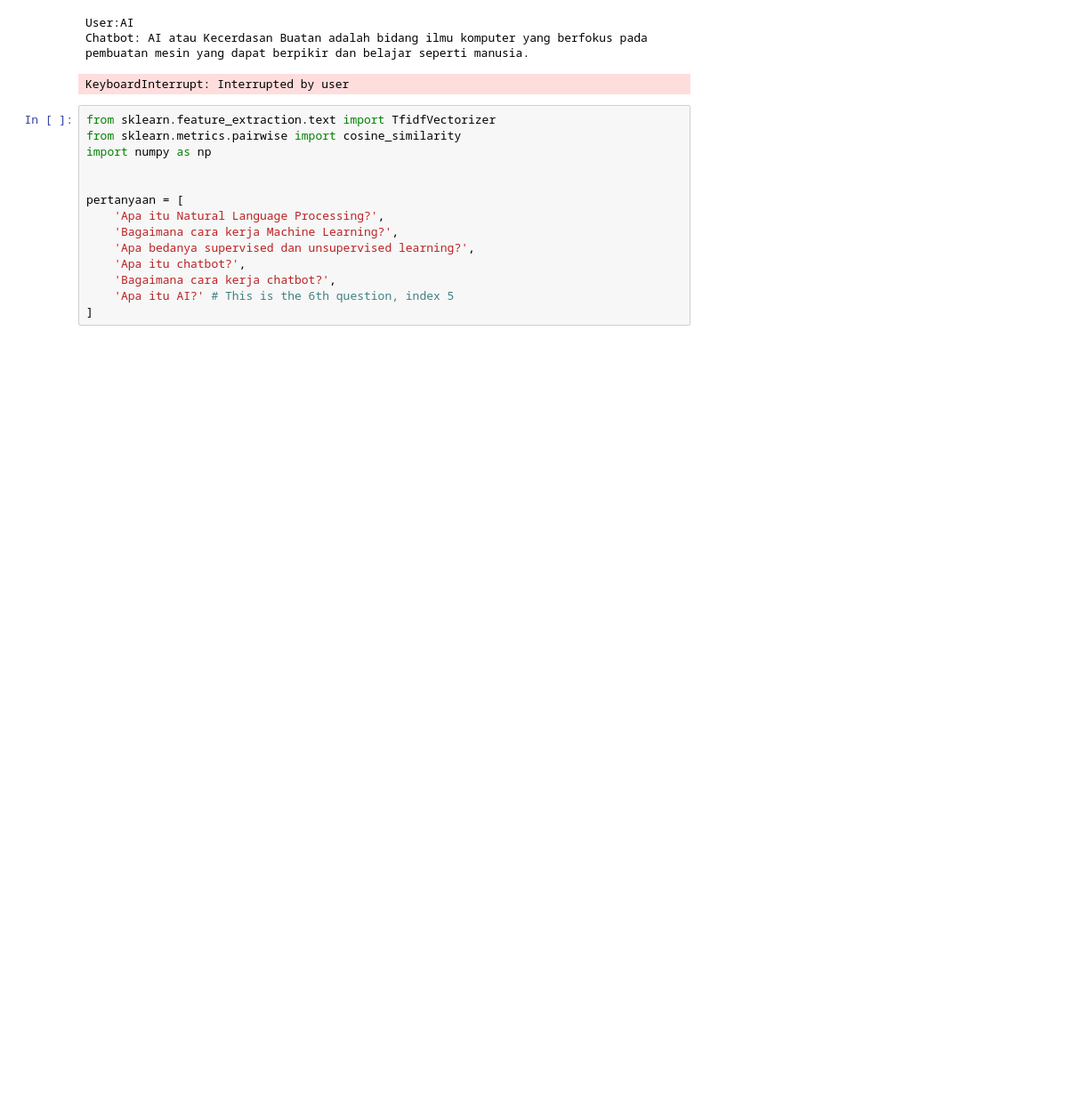
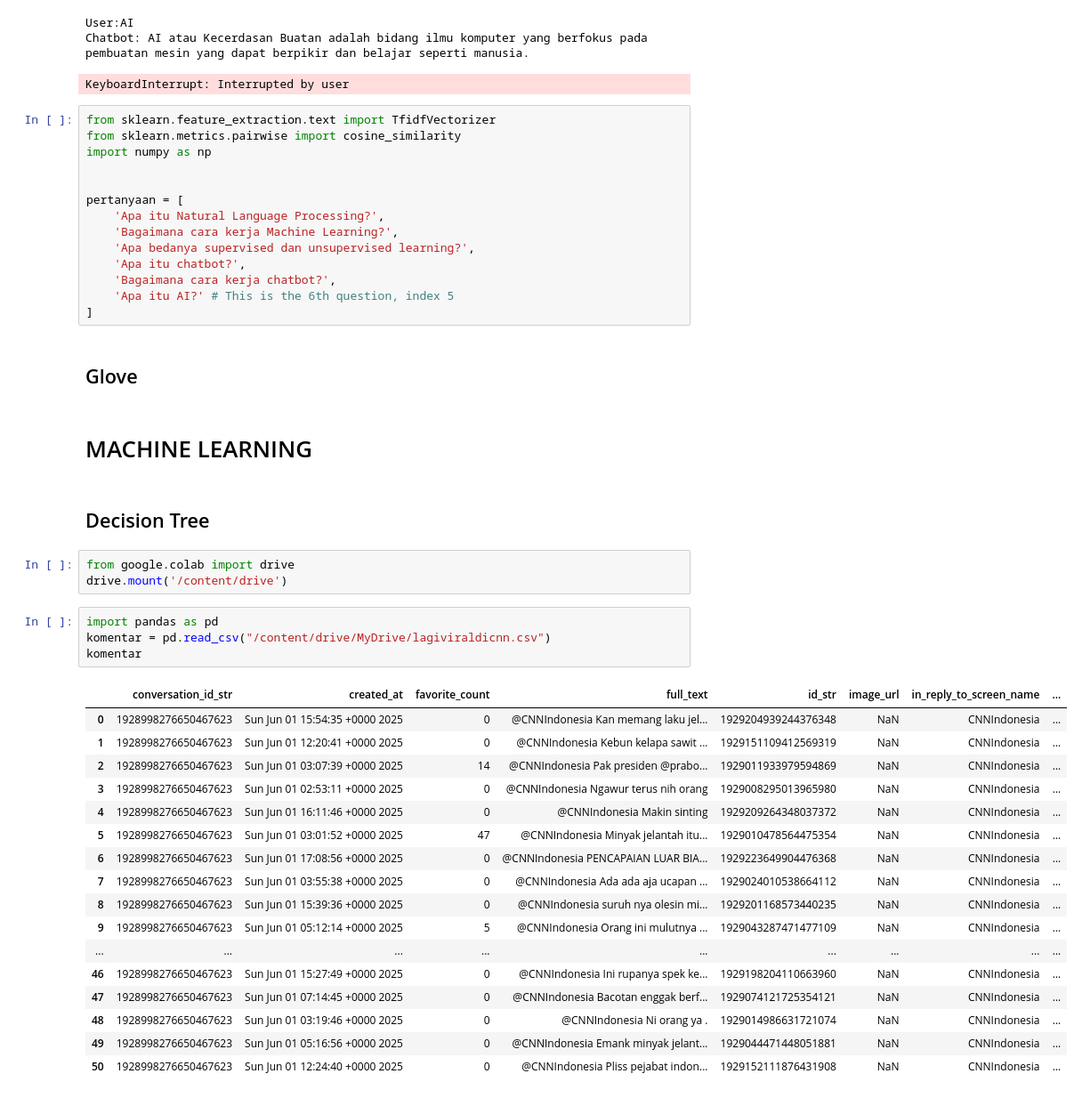
Before and after one commit to wayaadhyasta/Natural-Language-Processing-Udemy-Bisaai, a Jupyter notebook: NLP(UDEMY).ipynb, the cells around one changed output. Shown at 89% size. Saved outputs shown, nothing was run; the diff lists cells and outputs as text; blank space fills up the shorter version.

```diff
--- a/NLP(UDEMY).ipynb
+++ b/NLP(UDEMY).ipynb
@@ -860,3 +860,34 @@ pertanyaan = [
     'Bagaimana cara kerja chatbot?',
     'Apa itu AI?' # This is the 6th question, index 5
 ]
+# %% [markdown]
+## Glove
+# %% [markdown]
+# MACHINE LEARNING
+# %% [markdown]
+## Decision Tree
+# %%
+from google.colab import drive
+drive.mount('/content/drive')
+# %%
+import pandas as pd
+komentar = pd.read_csv("/content/drive/MyDrive/lagiviraldicnn.csv")
+komentar
+# %% [output]
+|  | conversation_id_str | created_at | favorite_count | full_text | id_str | image_url | in_reply_to_screen_name | ... |
+| 0 | 1928998276650467623 | Sun Jun 01 15:54:35 +0000 2025 | 0 | @CNNIndonesia Kan memang laku jel... | 1929204939244376348 | NaN | CNNIndonesia | ... |
+| 1 | 1928998276650467623 | Sun Jun 01 12:20:41 +0000 2025 | 0 | @CNNIndonesia Kebun kelapa sawit ... | 1929151109412569319 | NaN | CNNIndonesia | ... |
+| 2 | 1928998276650467623 | Sun Jun 01 03:07:39 +0000 2025 | 14 | @CNNIndonesia Pak presiden @prabo... | 1929011933979594869 | NaN | CNNIndonesia | ... |
+| 3 | 1928998276650467623 | Sun Jun 01 02:53:11 +0000 2025 | 0 | @CNNIndonesia Ngawur terus nih orang | 1929008295013965980 | NaN | CNNIndonesia | ... |
+| 4 | 1928998276650467623 | Sun Jun 01 16:11:46 +0000 2025 | 0 | @CNNIndonesia Makin sinting | 1929209264348037372 | NaN | CNNIndonesia | ... |
+| 5 | 1928998276650467623 | Sun Jun 01 03:01:52 +0000 2025 | 47 | @CNNIndonesia Minyak jelantah itu... | 1929010478564475354 | NaN | CNNIndonesia | ... |
+| 6 | 1928998276650467623 | Sun Jun 01 17:08:56 +0000 2025 | 0 | @CNNIndonesia PENCAPAIAN LUAR BIA... | 1929223649904476368 | NaN | CNNIndonesia | ... |
+| 7 | 1928998276650467623 | Sun Jun 01 03:55:38 +0000 2025 | 0 | @CNNIndonesia Ada ada aja ucapan ... | 1929024010538664112 | NaN | CNNIndonesia | ... |
+| 8 | 1928998276650467623 | Sun Jun 01 15:39:36 +0000 2025 | 0 | @CNNIndonesia suruh nya olesin mi... | 1929201168573440235 | NaN | CNNIndonesia | ... |
+| 9 | 1928998276650467623 | Sun Jun 01 05:12:14 +0000 2025 | 5 | @CNNIndonesia Orang ini mulutnya ... | 1929043287471477109 | NaN | CNNIndonesia | ... |
+| ... | ... | ... | ... | ... | ... | ... | ... | ... |
+| 46 | 1928998276650467623 | Sun Jun 01 15:27:49 +0000 2025 | 0 | @CNNIndonesia Ini rupanya spek ke... | 1929198204110663960 | NaN | CNNIndonesia | ... |
+| 47 | 1928998276650467623 | Sun Jun 01 07:14:45 +0000 2025 | 0 | @CNNIndonesia Bacotan enggak berf... | 1929074121725354121 | NaN | CNNIndonesia | ... |
+| 48 | 1928998276650467623 | Sun Jun 01 03:19:46 +0000 2025 | 0 | @CNNIndonesia Ni orang ya . | 1929014986631721074 | NaN | CNNIndonesia | ... |
+| 49 | 1928998276650467623 | Sun Jun 01 05:16:56 +0000 2025 | 0 | @CNNIndonesia Emank minyak jelant... | 1929044471448051881 | NaN | CNNIndonesia | ... |
+| 50 | 1928998276650467623 | Sun Jun 01 12:24:40 +0000 2025 | 0 | @CNNIndonesia Pliss pejabat indon... | 1929152111876431908 | NaN | CNNIndonesia | ... |
```
Also changed, not shown: parts of 5 cells of this notebook.
